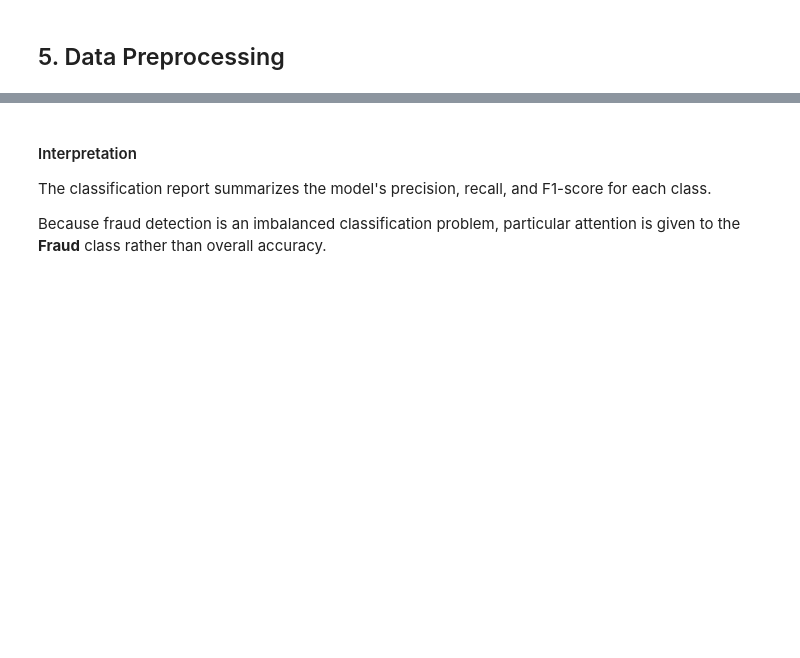
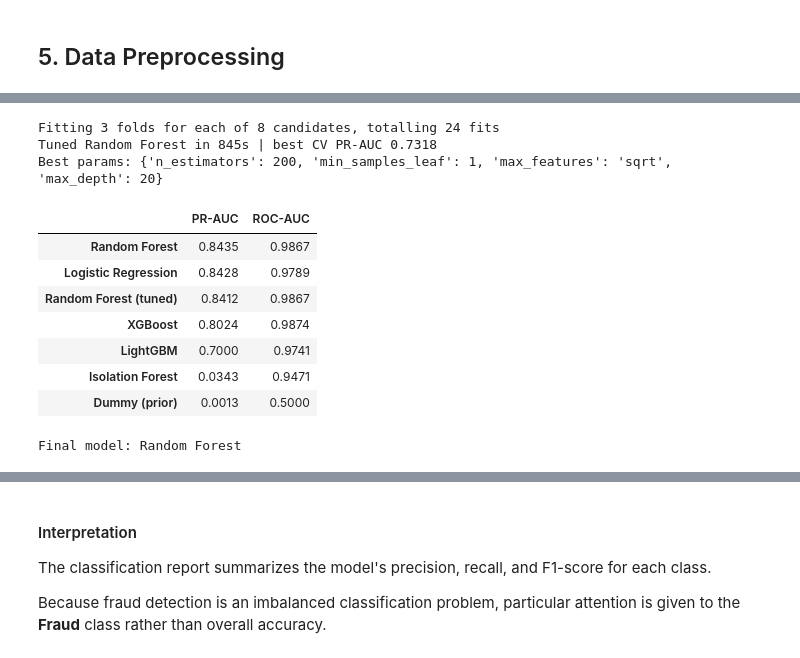
Before and after one commit to shashwat-158/credit-card-fraud-detection, a Jupyter notebook: notebook/credit_card_fraud_detection.ipynb, the cells around one changed output, grey strips where cells are left out. Saved outputs shown, nothing was run; the diff lists cells and outputs as text; code cells hidden in the pictures; blank space fills up the shorter version.

```diff
--- a/notebook/credit_card_fraud_detection.ipynb
+++ b/notebook/credit_card_fraud_detection.ipynb
@@ -463,0 +625,48 @@ Pipeline(steps=[('scaler', StandardScaler()), ('smote', SMOTE(random_state=42)),
+# %%
+tune_name = ranking.loc[list(KIND), 'PR-AUC'].idxmax()           # best supervised model on the validation block
+tune_kind = KIND[tune_name]
+
+param_dists = {
+    'lr':   {'model__C': loguniform(1e-3, 1e2)},
+    'rf':   {'model__n_estimators': [100, 200, 300], 'model__max_depth': [10, 20, None],
+             'model__min_samples_leaf': [1, 2, 5], 'model__max_features': ['sqrt', 0.3]},
+    'xgb':  {'model__n_estimators': [200, 400], 'model__max_depth': [3, 4, 6, 8],
+             'model__learning_rate': [0.03, 0.05, 0.1], 'model__subsample': [0.7, 0.9],
+             'model__colsample_bytree': [0.6, 0.8, 1.0], 'model__min_child_weight': [1, 5]},
+    'lgbm': {'model__n_estimators': [200, 400, 600], 'model__num_leaves': [15, 31, 63],
+             'model__learning_rate': [0.02, 0.05, 0.1], 'model__min_child_samples': [10, 20, 50],
+             'model__colsample_bytree': [0.6, 0.8, 1.0], 'model__reg_lambda': [0, 1, 10]},
+}
+N_ITER = 8         # each iteration = 3 time-ordered CV fits; lower it if this is slow
+
+search = RandomizedSearchCV(build_pipeline(tune_kind, IMBALANCE), param_dists[tune_kind], n_iter=N_ITER,
+                            scoring='average_precision', cv=cv_time, random_state=RANDOM_STATE,
+                            n_jobs=1, refit=True, verbose=1)
+t0 = time.time()
+search.fit(X_train, y_train)
+print(f'Tuned {tune_name} in {time.time() - t0:.0f}s | best CV PR-AUC {search.best_score_:.4f}')
+print('Best params:', {k.replace('model__', ''): v for k, v in search.best_params_.items()})
+
+tuned_name = f'{tune_name} (tuned)'
+fitted[tuned_name] = search.best_estimator_
+val_scores[tuned_name] = search.best_estimator_.predict_proba(X_val)[:, 1]
+ranking = rank_table(val_scores)
+display(ranking.round(4))
+
+# Final model = best supervised pipeline on the validation block
+final_name = max(fitted, key=lambda name: ranking.loc[name, 'PR-AUC'])
+final_pipe = fitted[final_name]
+print(f'\nFinal model: {final_name}')
+# %% [output]
+Fitting 3 folds for each of 8 candidates, totalling 24 fits
+Tuned Random Forest in 845s | best CV PR-AUC 0.7318
+Best params: {'n_estimators': 200, 'min_samples_leaf': 1, 'max_features': 'sqrt', 'max_depth': 20}
+|  | PR-AUC | ROC-AUC |
+| Random Forest | 0.8435 | 0.9867 |
+| Logistic Regression | 0.8428 | 0.9789 |
+| Random Forest (tuned) | 0.8412 | 0.9867 |
+| XGBoost | 0.8024 | 0.9874 |
+| LightGBM | 0.7000 | 0.9741 |
+| Isolation Forest | 0.0343 | 0.9471 |
+| Dummy (prior) | 0.0013 | 0.5000 |
+Final model: Random Forest
```
Also changed, not shown: parts of 21 cells of this notebook.
